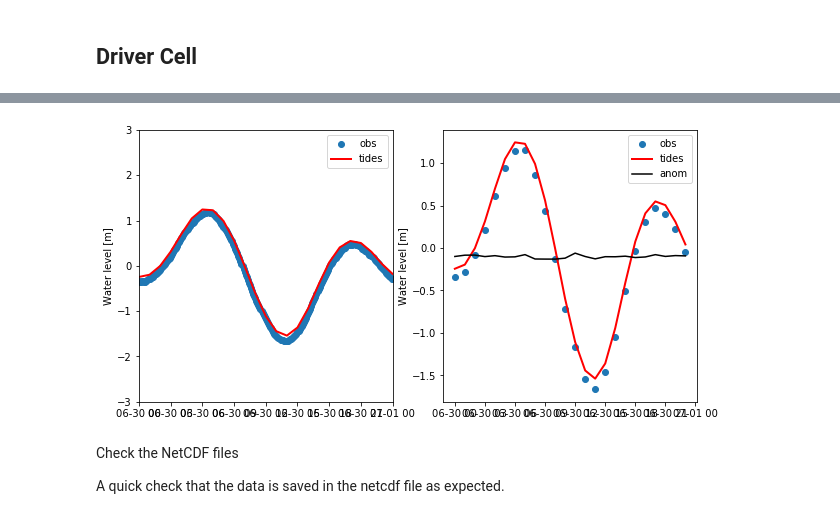
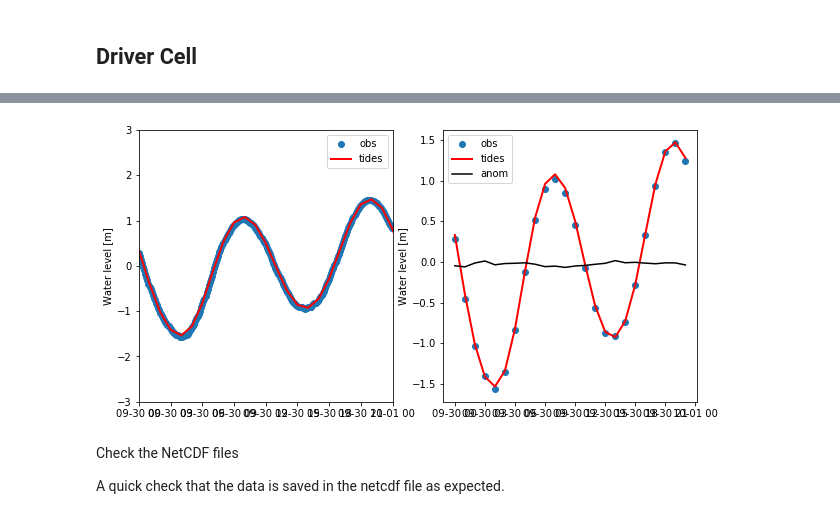
Before and after one commit to SalishSeaCast/SalishSeaNowcast, a Jupyter notebook: notebooks/SSH_NeahBay.ipynb, the cells around one changed output, grey strips where cells are left out. Drawn from its saved outputs; the diff is of its cells as text; code cells hidden in the pictures.

```diff
--- a/notebooks/SSH_NeahBay.ipynb
+++ b/notebooks/SSH_NeahBay.ipynb
@@ -170,8 +170,8 @@ def prepare_netcdf(ssh_file, count, ssh, date):
 ## Driver Cell ##
 # %%
 station = 'Neah Bay'; nhours = 24
-start_date = arrow.get(2015, 4, 1)
-end_date = arrow.get(2015, 6, 30)
+start_date = arrow.get(2015, 7, 1)
+end_date = arrow.get(2015, 9, 30)
 print (start_date.format('DD-MMM-YYYY'), end_date.format('DD-MMM-YYYY'))
 
 for day in arrow.Arrow.range('day', start_date, end_date):
@@ -206,5 +206,5 @@ history: [2017-05-07 21:07:17] Created netCDF4 zlib=True dataset.
 comment: Neah Bay observed anomaly. Done in hindcast.
-[figure, old version]
+[figure, new version]
 # %% [markdown]
 Check the NetCDF files
 
```
Also changed, not shown: parts of 1 cell of this notebook.
